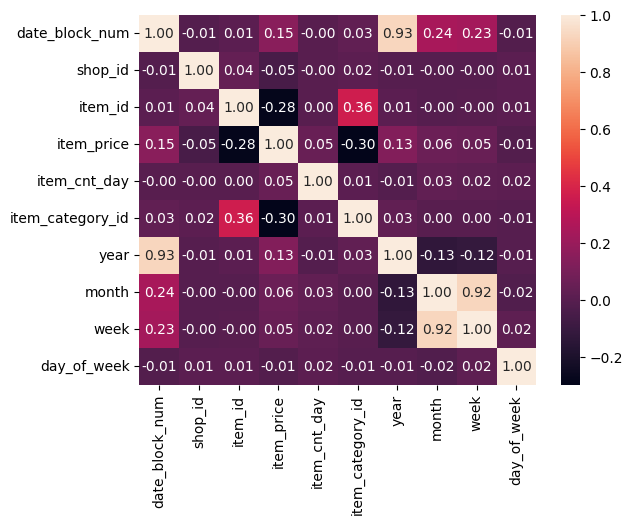
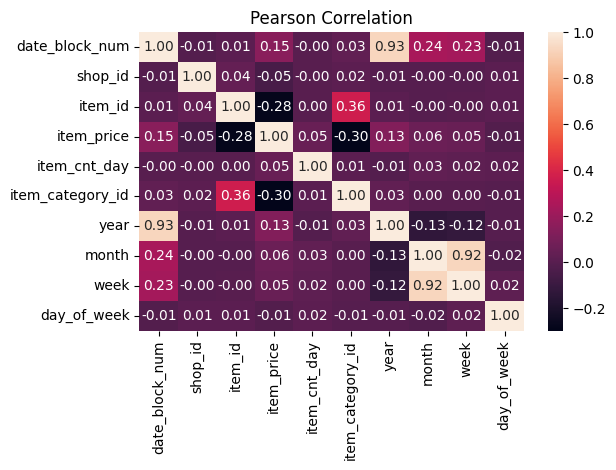
Code edit (unified diff) that turned the first committed figure into the second:
--- before
+++ after
@@ -1,2 +1,5 @@
 corr = train.corr(numeric_only=True)
 sns.heatmap(corr, fmt = '.2f', annot=True)
+plt.title('Pearson Correlation')
+plt.tight_layout()
+plt.show()

Commit: DS/1.2 feat: added spearman correlation heatmap